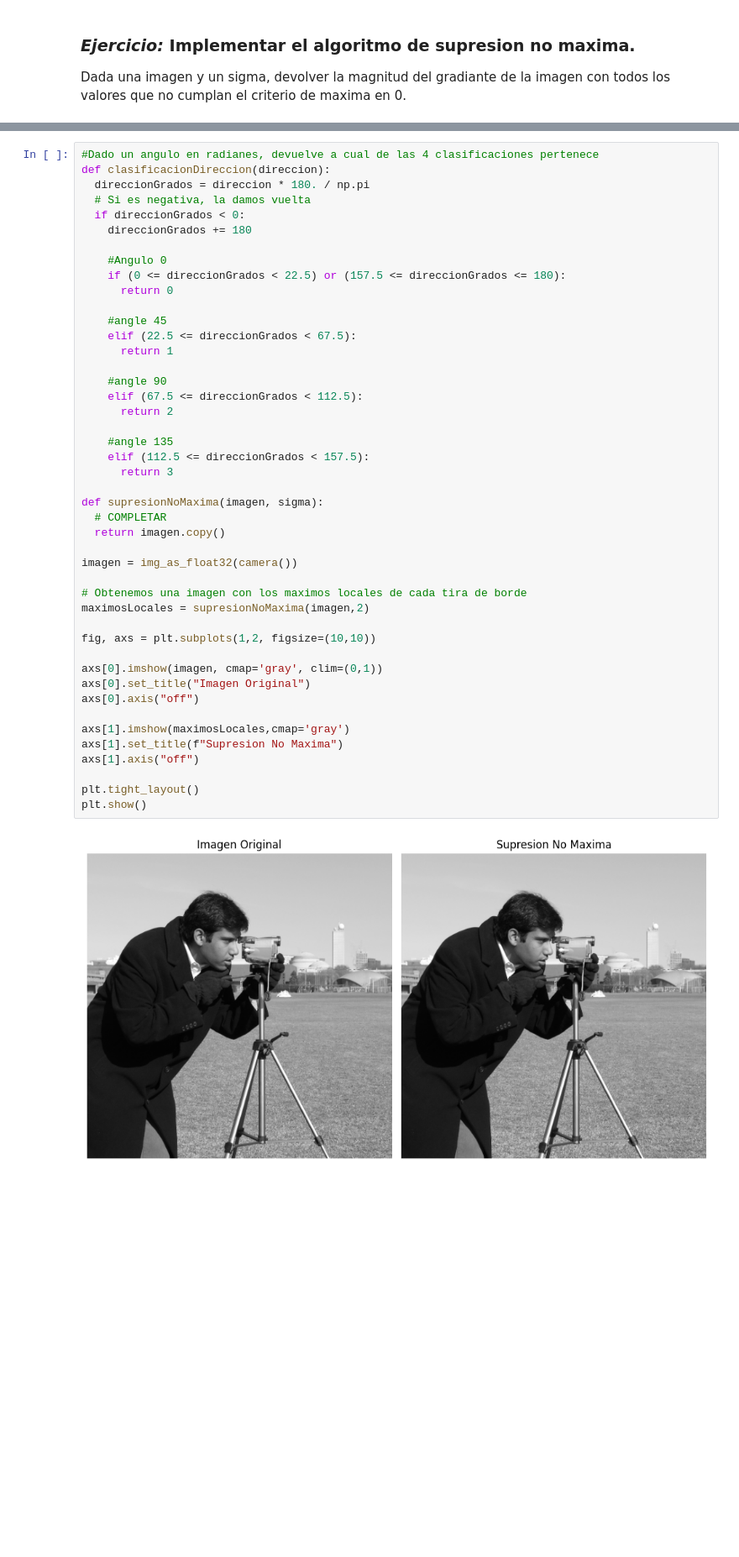
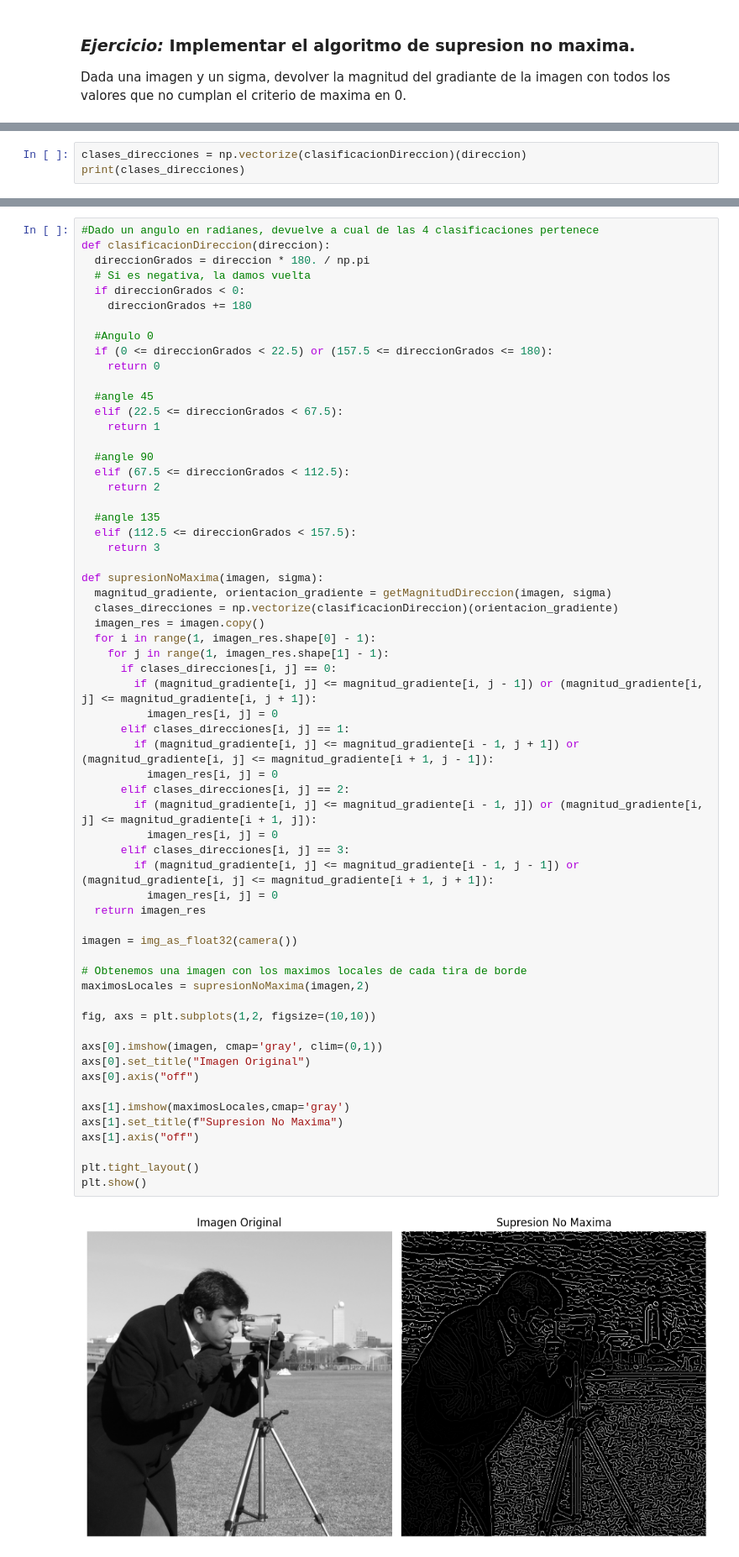
Before and after one commit to MarioSigal/Procesamiento-de-Imagenes, a Jupyter notebook: Tareas/Tarea2_Canny_PDI2025.ipynb, the cells around one changed output, grey strips where cells are left out. Shown at 84% size. Saved outputs shown, nothing was run; the diff lists cells and outputs as text; blank space fills up the shorter version.

```diff
--- a/Tareas/Tarea2_Canny_PDI2025.ipynb
+++ b/Tareas/Tarea2_Canny_PDI2025.ipynb
@@ -151,0 +168,3 @@ Dada una imagen y un sigma, devolver la magnitud del gradiante de la imagen con
+# %%
+clases_direcciones = np.vectorize(clasificacionDireccion)(direccion)
+print(clases_direcciones)
@@ -154,48 +175,64 @@ Dada una imagen y un sigma, devolver la magnitud del gradiante de la imagen con
 def clasificacionDireccion(direccion):
   direccionGrados = direccion * 180. / np.pi
   # Si es negativa, la damos vuelta
   if direccionGrados < 0:
     direccionGrados += 180
 
-    #Angulo 0
-    if (0 <= direccionGrados < 22.5) or (157.5 <= direccionGrados <= 180):
-      return 0
+  #Angulo 0
+  if (0 <= direccionGrados < 22.5) or (157.5 <= direccionGrados <= 180):
+    return 0
 
-    #angle 45
-    elif (22.5 <= direccionGrados < 67.5):
-      return 1
+  #angle 45
+  elif (22.5 <= direccionGrados < 67.5):
+    return 1
 
-    #angle 90
-    elif (67.5 <= direccionGrados < 112.5):
-      return 2
+  #angle 90
+  elif (67.5 <= direccionGrados < 112.5):
+    return 2
 
-    #angle 135
-    elif (112.5 <= direccionGrados < 157.5):
-      return 3
+  #angle 135
+  elif (112.5 <= direccionGrados < 157.5):
+    return 3
 
 def supresionNoMaxima(imagen, sigma):
-  # COMPLETAR
-  return imagen.copy()
+  magnitud_gradiente, orientacion_gradiente = getMagnitudDireccion(imagen, sigma)
+  clases_direcciones = np.vectorize(clasificacionDireccion)(orientacion_gradiente)
+  imagen_res = imagen.copy()
+  for i in range(1, imagen_res.shape[0] - 1):
+    for j in range(1, imagen_res.shape[1] - 1):
+      if clases_direcciones[i, j] == 0:
+        if (magnitud_gradiente[i, j] <= magnitud_gradiente[i, j - 1]) or (magnitud_gradiente[i, j] <= magnitud_gradiente[i, j + 1]):
+          imagen_res[i, j] = 0
+      elif clases_direcciones[i, j] == 1:
+        if (magnitud_gradiente[i, j] <= magnitud_gradiente[i - 1, j + 1]) or (magnitud_gradiente[i, j] <= magnitud_gradiente[i + 1, j - 1]):
+          imagen_res[i, j] = 0
+      elif clases_direcciones[i, j] == 2:
+        if (magnitud_gradiente[i, j] <= magnitud_gradiente[i - 1, j]) or (magnitud_gradiente[i, j] <= magnitud_gradiente[i + 1, j]):
+          imagen_res[i, j] = 0
+      elif clases_direcciones[i, j] == 3:
+        if (magnitud_gradiente[i, j] <= magnitud_gradiente[i - 1, j - 1]) or (magnitud_gradiente[i, j] <= magnitud_gradiente[i + 1, j + 1]):
+          imagen_res[i, j] = 0
+  return imagen_res
 
 imagen = img_as_float32(camera())
 
 # Obtenemos una imagen con los maximos locales de cada tira de borde
 maximosLocales = supresionNoMaxima(imagen,2)
 
 fig, axs = plt.subplots(1,2, figsize=(10,10))
 
 axs[0].imshow(imagen, cmap='gray', clim=(0,1))
 axs[0].set_title("Imagen Original")
 axs[0].axis("off")
 
 axs[1].imshow(maximosLocales,cmap='gray')
 axs[1].set_title(f"Supresion No Maxima")
 axs[1].axis("off")
 
 plt.tight_layout()
 plt.show()
 # %% [output]
-[figure, old version]
+[figure, new version]
 # %% [markdown]
 ## ***4) Umbralización con histéresis***
 
```
Also changed, not shown: parts of 2 cells of this notebook.
